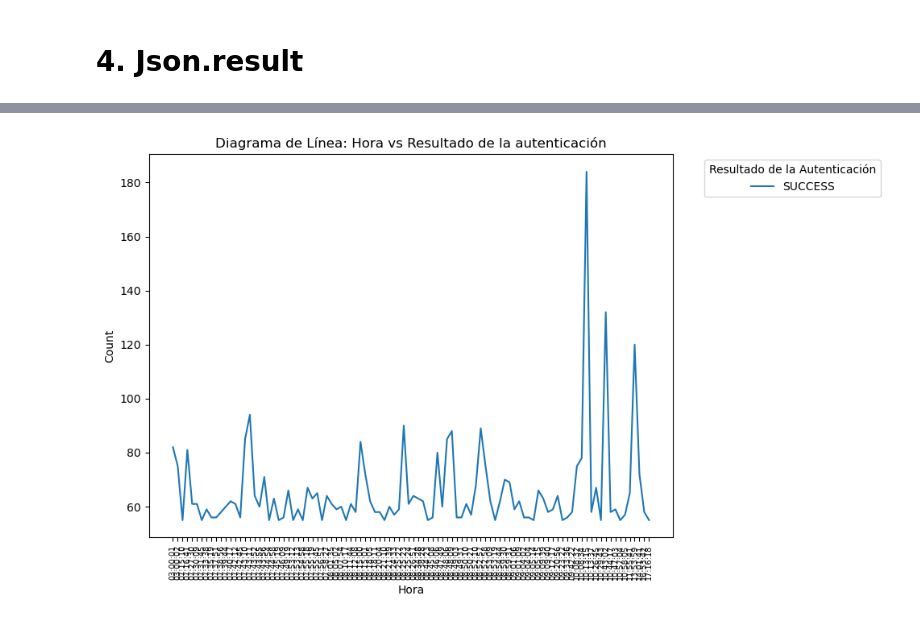
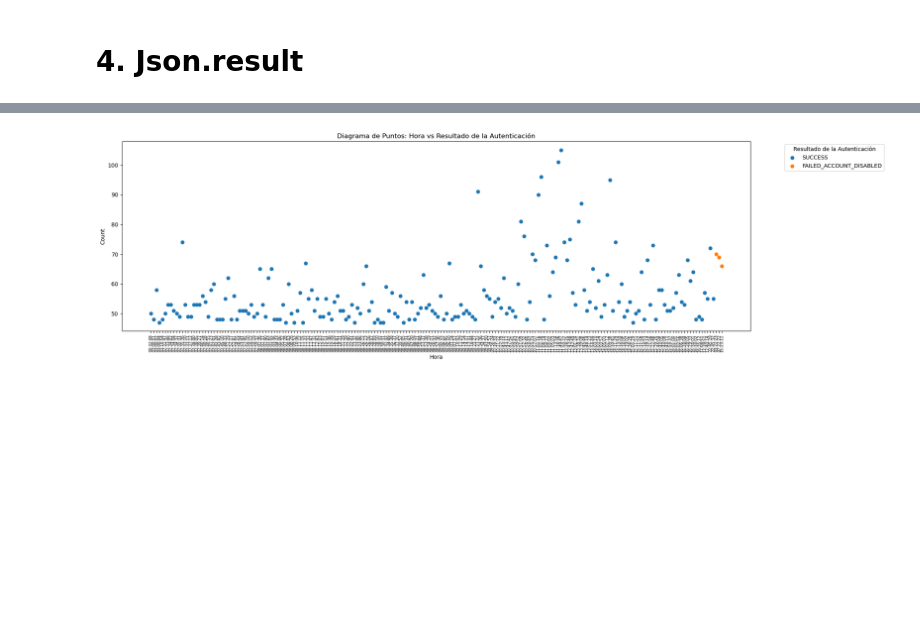
Before and after one commit to YasminGarcia1210/MAESTRIA_DATOS, a Jupyter notebook: TRABAJOGRADO#1/CUADERNOS/ASSET AUTHENTICA NEW.ipynb, the cells around one changed output, grey strips where cells are left out. Cells and saved outputs as stored; diff of their text form; code cells hidden in the pictures; blank space fills up the shorter version.

```diff
--- a/TRABAJOGRADO#1/CUADERNOS/ASSET AUTHENTICA NEW.ipynb
+++ b/TRABAJOGRADO#1/CUADERNOS/ASSET AUTHENTICA NEW.ipynb
@@ -8,7 +8,7 @@ import pandas as pd
 import matplotlib.pyplot as plt
 import seaborn as sns
 # %%
-enlace="G:\Mi unidad\TRABAJO DE GRADO_2D SEMESTRE\DATAFRAME ELEGIDOS\Data Base\Asset_Authentication_new.csv"
+enlace="H:\Mi unidad\Trabajo de grado 2\DATAFRAME SOLOS PROPUESTA TAMURA\Data Base_PROPUESTA TAMURA\Asset_Authentication_MuestraEdwin.csv"
 df=pd.read_csv(enlace)
 # %%
 df.head(3)
@@ -24,6 +24,9 @@ df.head(3)
 
 Dominio objetivo al cual se está intentando autenticar o acceder. Este campo es común en los registros de eventos de seguridad y auditoría, especialmente en sistemas basados en Windows
 # %%
+import pandas as pd
+import matplotlib.pyplot as plt
+
 # 1. Agrupar y contar ocurrencias
 df_agrupado = df.groupby(['hora', 'json.source_json.eventData.TargetDomainName']).size().reset_index(name='count')
 
@@ -33,17 +36,17 @@ df_agrupado = df_agrupado.sort_values(by='count', ascending=False)
 # Seleccionar los primeros 100 registros
 top_100 = df_agrupado.head(100).sort_values(by='hora')
 
-# Crear el diagrama de línea
+# Crear el diagrama de puntos
 plt.figure(figsize=(12, 8))
 
-# Graficar cada 'json.target_address' individualmente
+# Graficar cada 'json.source_json.eventData.TargetDomainName' individualmente como puntos
 for address in top_100['json.source_json.eventData.TargetDomainName'].unique():
     subset = top_100[top_100['json.source_json.eventData.TargetDomainName'] == address]
-    plt.plot(subset['hora'], subset['count'], label=address)
+    plt.scatter(subset['hora'], subset['count'], label=address)
 
 plt.xlabel('Hora')
 plt.ylabel('Count')
-plt.title('Diagrama de Línea: Hora vs Target Domain (Top 100)')
+plt.title('Diagrama de Puntos: Hora vs Target Domain (Top 100)')
 plt.legend(title='Target Domain', bbox_to_anchor=(1.05, 1), loc='upper left')
 plt.xticks(rotation=90, fontsize=8)  # Ajusta el tamaño de la fuente según sea necesario
 plt.tight_layout()
@@ -183,24 +239,31 @@ array(['SUCCESS', nan, 'FAILED_BAD_LOGIN', 'FAILED_BAD_PASSWORD',
 # %%
+import pandas as pd
+import matplotlib.pyplot as plt
+
 # Agrupar y contar ocurrencias
 df_agrupado = df_filtrado.groupby(['hora', 'json.result']).size().reset_index(name='count')
 
 # Ordenar df_agrupado por la columna 'count' en orden descendente
 df_agrupado = df_agrupado.sort_values(by='count', ascending=False)
 
-# Seleccionar los primeros 80 registros
-top_100 = df_agrupado.head(100).sort_values(by='hora')
+# Imprimir las primeras 5 filas del DataFrame agrupado
+print("Primeras 5 filas del conteo de sucesos agrupado por hora:")
+print(df_agrupado.head())
 
-# Crear el diagrama de línea
-plt.figure(figsize=(10, 6))
+# Seleccionar los primeros 200 registros
+top_200 = df_agrupado.head(200).sort_values(by='hora')
 
-# Graficar cada 'json.source_json.eventData.IpPort' individualmente
-for ip_port in top_100['json.result'].unique():
-    subset = top_100[top_100['json.result'] == ip_port]
-    plt.plot(subset['hora'], subset['count'], label=ip_port)
+# Crear el diagrama de puntos
+plt.figure(figsize=(20, 6))
+
+# Graficar cada 'json.result' individualmente como puntos
+for result in top_200['json.result'].unique():
+    subset = top_200[top_200['json.result'] == result]
+    plt.scatter(subset['hora'], subset['count'], label=result)
 
 plt.xlabel('Hora')
 plt.ylabel('Count')
-plt.title('Diagrama de Línea: Hora vs Resultado de la autenticación')
+plt.title('Diagrama de Puntos: Hora vs Resultado de la Autenticación')
 plt.legend(title='Resultado de la Autenticación', bbox_to_anchor=(1.05, 1), loc='upper left')
 plt.xticks(rotation=90, fontsize=7)  # Ajusta el tamaño de la fuente según sea necesario
 plt.tight_layout()
@@ -209 +279 @@ plt.show()
-[figure, old version]
+[figure, new version]
```
Also changed, not shown: parts of 13 cells of this notebook, 7 other files.
